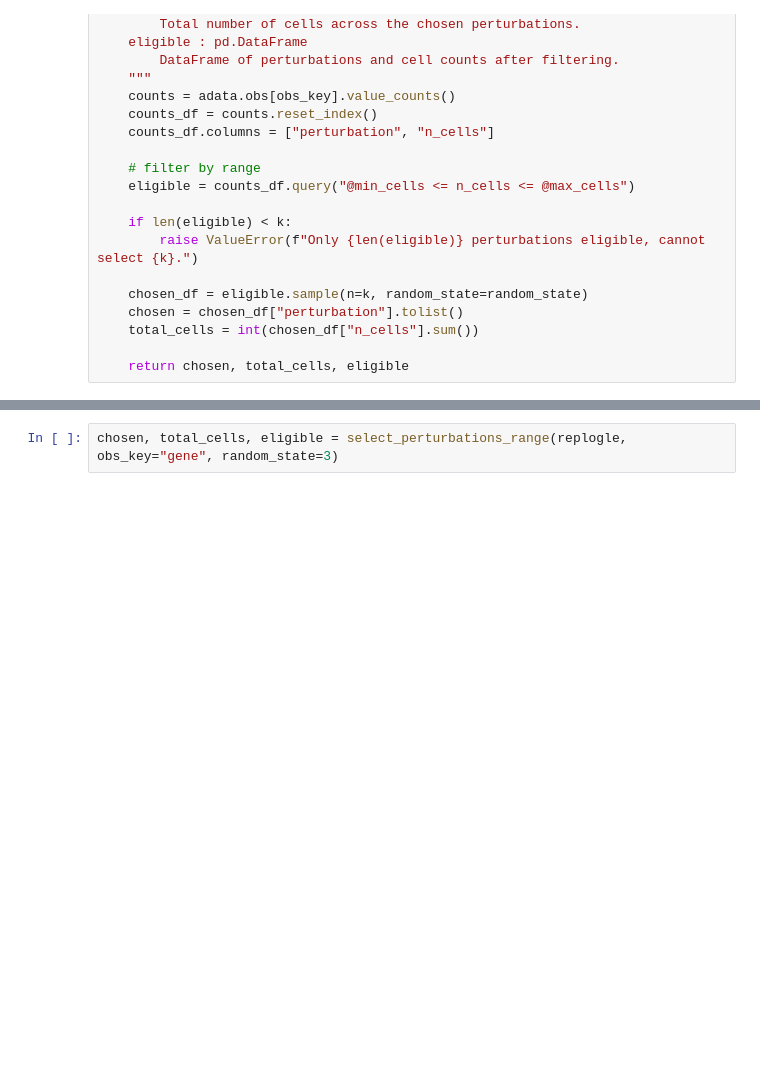
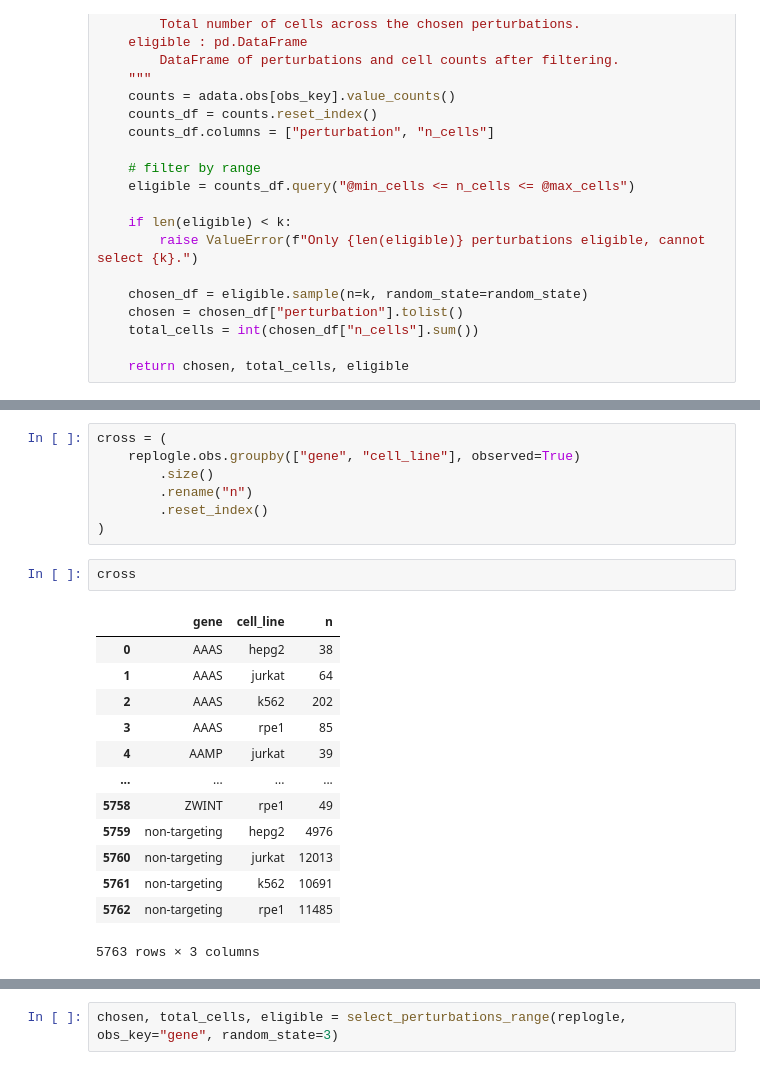
Before and after one commit to asunboi/proving-ground, a Jupyter notebook: 1_train/replogle_splitter.ipynb, the cells around one changed output, grey strips where cells are left out. Saved outputs shown, nothing was run; the diff lists cells and outputs as text; blank space fills up the shorter version.

```diff
--- a/1_train/replogle_splitter.ipynb
+++ b/1_train/replogle_splitter.ipynb
@@ -308,3 +308,26 @@ def select_perturbations_range(
     total_cells = int(chosen_df["n_cells"].sum())
 
     return chosen, total_cells, eligible
+# %%
+cross = (
+    replogle.obs.groupby(["gene", "cell_line"], observed=True)
+        .size()
+        .rename("n")
+        .reset_index()
+)
+# %%
+cross
+# %% [output]
+|  | gene | cell_line | n |
+| 0 | AAAS | hepg2 | 38 |
+| 1 | AAAS | jurkat | 64 |
+| 2 | AAAS | k562 | 202 |
+| 3 | AAAS | rpe1 | 85 |
+| 4 | AAMP | jurkat | 39 |
+| ... | ... | ... | ... |
+| 5758 | ZWINT | rpe1 | 49 |
+| 5759 | non-targeting | hepg2 | 4976 |
+| 5760 | non-targeting | jurkat | 12013 |
+| 5761 | non-targeting | k562 | 10691 |
+| 5762 | non-targeting | rpe1 | 11485 |
+5763 rows × 3 columns
```
Also changed, not shown: parts of 4 cells of this notebook, 2 other files.
